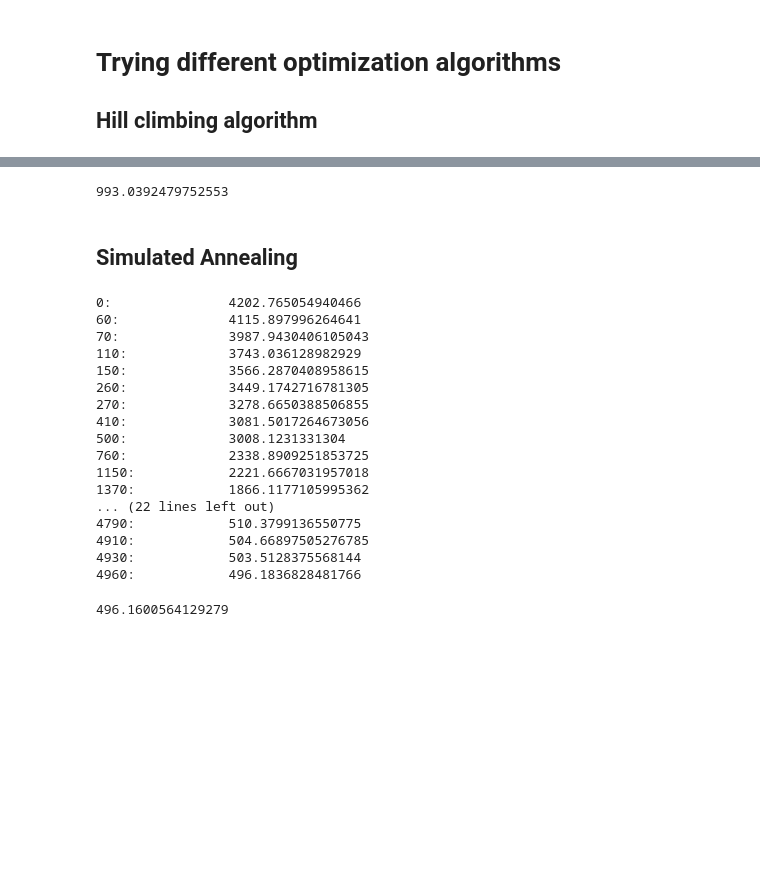
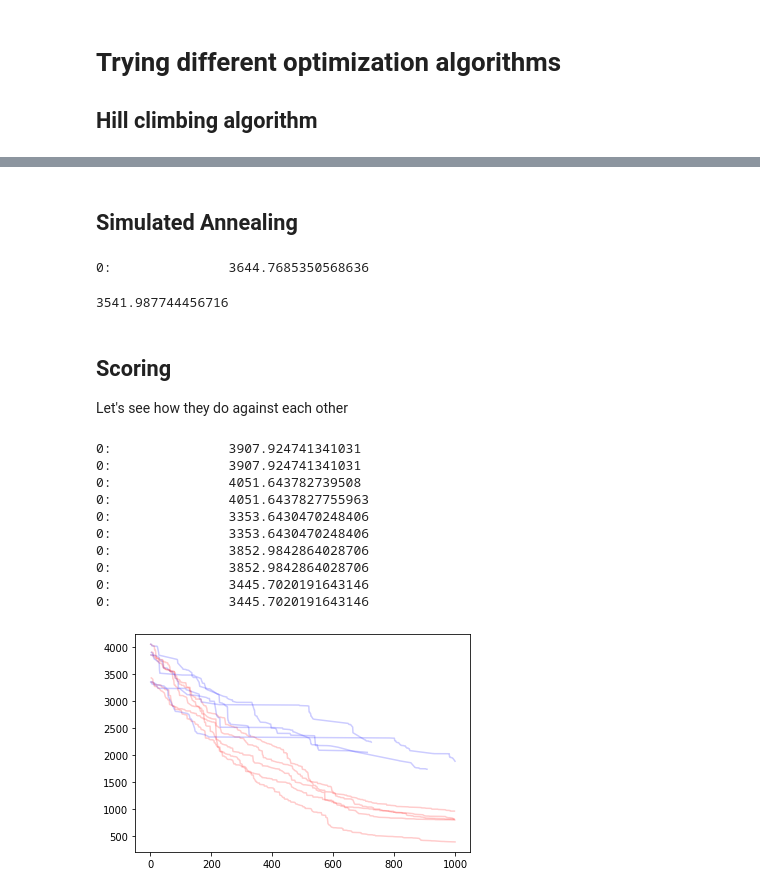
Before and after one commit to CarlinLiao/od-perturbation, a Jupyter notebook: gravity_model_optimizer.ipynb, the cells around one changed output, grey strips where cells are left out. Saved outputs shown, nothing was run; the diff lists cells and outputs as text; code cells hidden in the pictures; blank space fills up the shorter version.

Commit message:
storing stuff before i accidentally delete everything again

```diff
--- a/gravity_model_optimizer.ipynb
+++ b/gravity_model_optimizer.ipynb
@@ -42,12 +64,12 @@ class HillClimbing:
         self.n = n
         self.sigma = 1 # sd of lognormal random components
         self.i = 0 # tracks how many iterations we've run so far
-        self.best = starter_params if starter_params else self.random_params()
+        self.best = starter_params if (starter_params is not None) else random_params(self.sigma, self.n)
         self.minscore = tap_trial(netFileName=net_filename, true_flows=true_flows, params=self.best)
         print(f'0:\t\t {self.minscore}')
 
-    def random_params(self):
-        return np.random.lognormal(0, self.sigma, self.n)
+        self.steps_progress = []
+        self.score_progress = []
 
     def mutate_params(self, params_to_change):
         new_params = params_to_change.copy()
@@ -55,11 +77,7 @@ class HillClimbing:
         new_params[index_to_mutate] = np.random.lognormal(np.log(new_params[index_to_mutate]), self.sigma, 1)
         return new_params
 
-    def iterate_solutions(self, max_steps, score_cutoff=0, save_progress=False):
-
-        if save_progress and not self.steps_progress:
-            self.steps_progress = []
-            self.score_progress = []
+    def iterate_solutions(self, max_steps, score_cutoff=0, save_progress=False, show_progress=True):
 
         while self.minscore > score_cutoff:
             if self.i >= max_steps:
@@ -72,7 +90,7 @@ class HillClimbing:
             if next_score < self.minscore:
                 self.best = next_params
                 self.minscore = next_score
-                if self.i%100==0:
+                if self.i%100==0 and show_progress:
                     print(f'{self.i}:\t\t {self.minscore}')
                 if save_progress:
                     self.steps_progress.append(self.i)
@@ -82,7 +100,7 @@ class HillClimbing:
             return self.best, self.minscore, self.steps_progress, self.score_progress
         return self.best, self.minscore
 
-hc = HillClimbing()
-hc_best, hc_score = hc.iterate_solutions(max_steps=5_000)
+hc = HillClimbing(starter_params=a_rand_param)
+hc_best, hc_score, hc_steps_progress, hc_score_progress = hc.iterate_solutions(max_steps=100, save_progress=True)
 hc_score
 # %% [output]
@@ -100,18 +110,10 @@ hc_score
-# %%
-hc_score
-# %% [output]
-993.0392479752553
 # %% [markdown]
 ## Simulated Annealing
 # %%
 class SimulatedAnnealing(HillClimbing):
 
-    def iterate_solutions(self, max_steps, score_cutoff=0, save_progress=False, T=1.0, T_min=0.00001, alpha=0.9, iters_per_temp=100):
+    def iterate_solutions(self, max_steps, score_cutoff=0, save_progress=False, T=1.0, T_min=0.00001, alpha=0.9, iters_per_temp=100, show_progress=True):
         # T_min is not used
-
-        if save_progress and not self.steps_progress:
-            self.steps_progress = []
-            self.score_progress = []
 
         current_params = self.best
         current_score = self.minscore
@@ -134,7 +136,7 @@ class SimulatedAnnealing(HillClimbing):
                     if next_score < self.minscore:
                         self.best = next_params
                         self.minscore = next_score
-                        if self.i%10==0:
+                        if self.i%10==0 and show_progress:
                             print(f'{self.i}:\t\t {self.minscore}')
                         if save_progress:
                             self.steps_progress.append(self.i)
@@ -147,25 +149,35 @@ class SimulatedAnnealing(HillClimbing):
             return self.best, self.minscore, self.steps_progress, self.score_progress
         return self.best, self.minscore
 
-sa = SimulatedAnnealing()
-sa_best, sa_score = sa.iterate_solutions(max_steps=5_000)
+sa = SimulatedAnnealing(starter_params=a_rand_param)
+sa_best, sa_score, sa_steps_progress, sa_score_progress = sa.iterate_solutions(max_steps=10, save_progress=True)
 sa_score
 # %% [output]
-0:               4202.765054940466
-60:              4115.897996264641
-70:              3987.9430406105043
-110:             3743.036128982929
-150:             3566.2870408958615
-260:             3449.1742716781305
-270:             3278.6650388506855
-410:             3081.5017264673056
-500:             3008.1231331304
-760:             2338.8909251853725
-1150:            2221.6667031957018
-1370:            1866.1177105995362
-... (22 lines left out)
-4790:            510.3799136550775
-4910:            504.66897505276785
-4930:            503.5128375568144
-4960:            496.1836828481766
+0:               3644.7685350568636
-496.1600564129279
+3541.987744456716
+# %% [markdown]
+## Scoring
+
+Let's see how they do against each other
+# %%
+for i in range(5):
+    a_new_rand_param = random_params()
+    _, _, hcsteps, hcscore = HillClimbing(starter_params=a_new_rand_param).iterate_solutions(max_steps=1000, save_progress=True, show_progress=False)
+    _, _, sasteps, sascore = SimulatedAnnealing(starter_params=a_new_rand_param).iterate_solutions(max_steps=1000, save_progress=True, show_progress=False)
+
+    plt.plot(hcsteps, hcscore, c='red', alpha=.2)
+    plt.plot(sasteps, sascore, c='blue', alpha=.2)
+
+plt.show()
+# %% [output]
+0:               3907.924741341031
+0:               3907.924741341031
+0:               4051.643782739508
+0:               4051.6437827755963
+0:               3353.6430470248406
+0:               3353.6430470248406
+0:               3852.9842864028706
+0:               3852.9842864028706
+0:               3445.7020191643146
+0:               3445.7020191643146
+[figure, added]
```
Also changed, not shown: parts of 14 cells of this notebook, 3 other files.
